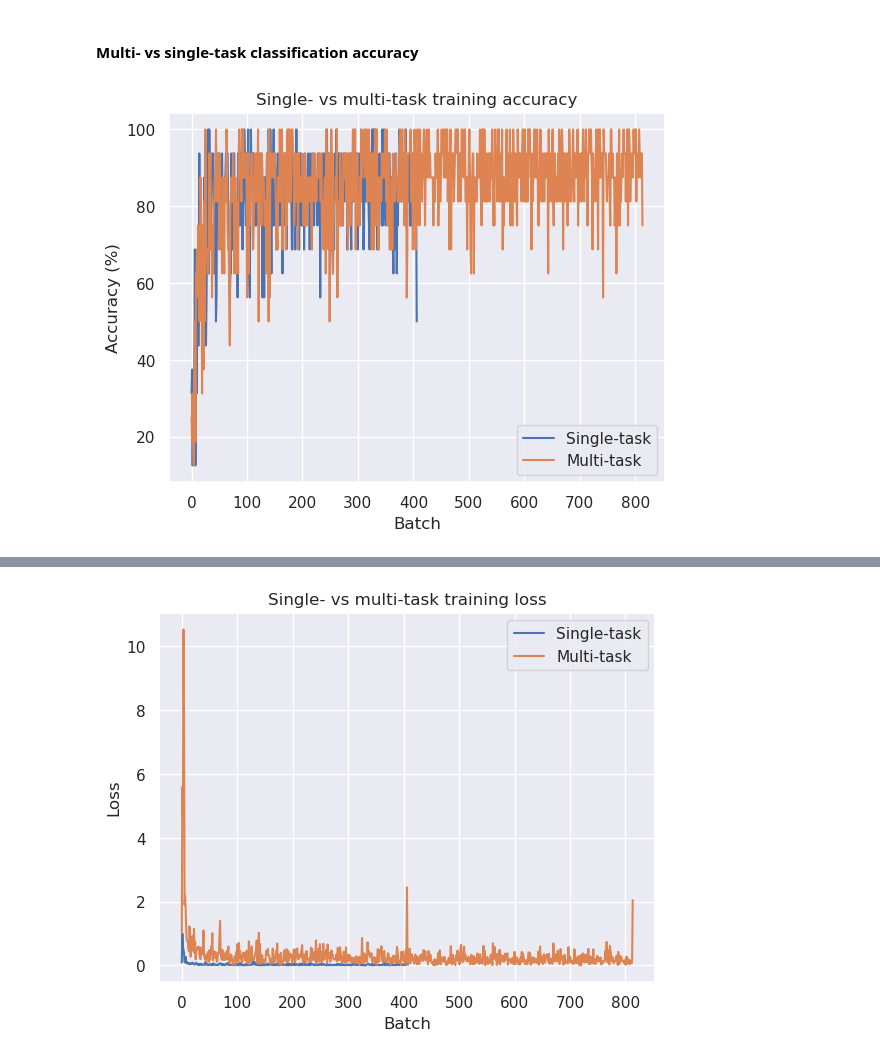
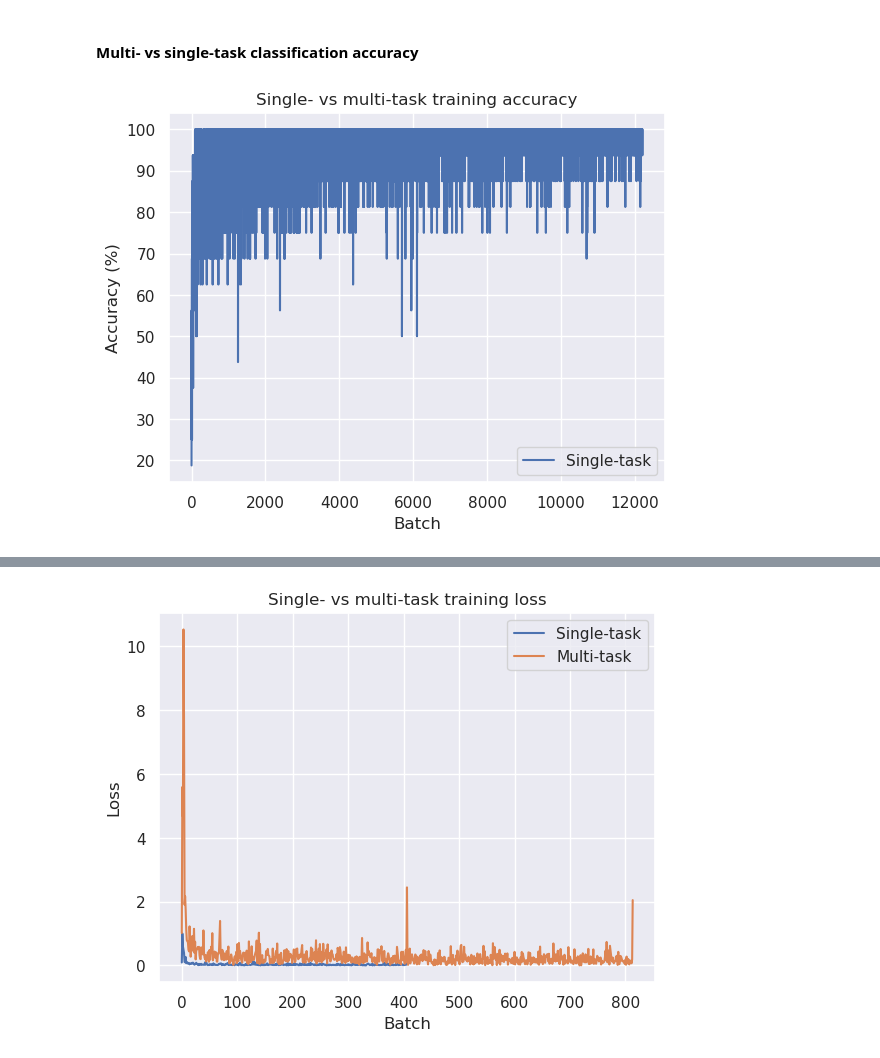
Before and after one commit to StasiekKolodz/DML-multitasking-project, a Jupyter notebook: main.ipynb, the cells around one changed output, grey strips where cells are left out. Saved outputs shown, nothing was run; the diff lists cells and outputs as text; code cells hidden in the pictures.

```diff
--- a/main.ipynb
+++ b/main.ipynb
@@ -805,9 +985,10 @@ plot_stat({
 #### Multi- vs single-task classification accuracy
 # %%
 st_cls_accuracies = [100 * acc for acc in st_cls_stats_train['class_accuracy'].history_losses]
-mt_cls_accuracies = [100 * acc for acc in mt_stats_train['class_accuracy'].history_losses]
+#mt_cls_accuracies = [100 * acc for acc in mt_stats_train['class_accuracy'].history_losses]
 plot_stat({'Single-task': st_cls_accuracies,
-           'Multi-task': mt_cls_accuracies},
+           #'Multi-task': mt_cls_accuracies
+           },
            "Single- vs multi-task training accuracy", "Batch", "Accuracy (%)")
 # %% [output]
-[figure, old version]
+[figure, new version]
```
Also changed, not shown: parts of 4 cells of this notebook, 2 other files.
